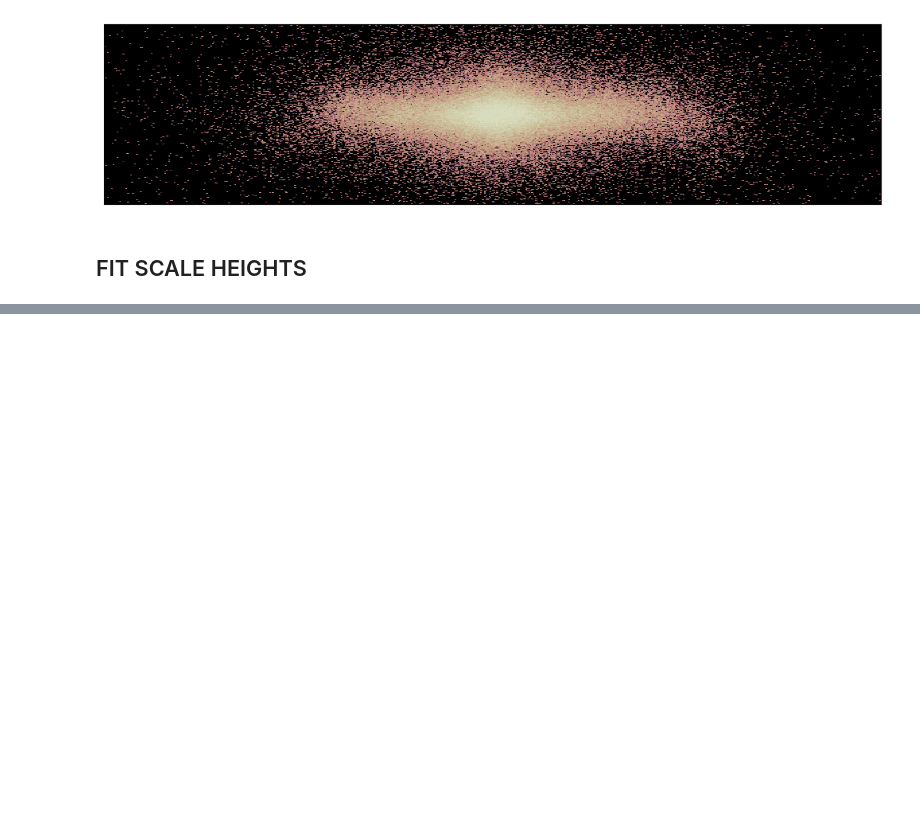
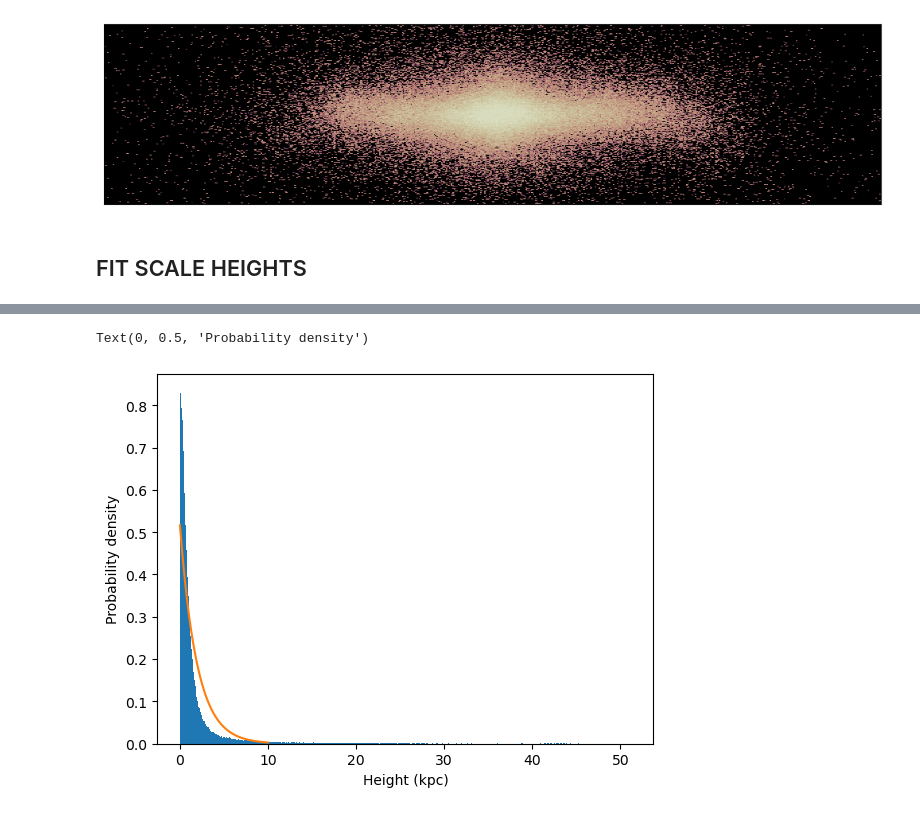
Before and after one commit to ChrisBoettner/skaro, a Jupyter notebook: notebooks/Galaxy_component_maps.ipynb, the cells around one changed output, grey strips where cells are left out. Drawn from its saved outputs; the diff is of its cells as text; code cells hidden in the pictures; blank space fills up the shorter version.

```diff
--- a/notebooks/Galaxy_component_maps.ipynb
+++ b/notebooks/Galaxy_component_maps.ipynb
@@ -175,0 +204,12 @@ halo       scale height: 7.64 kpc
+# %%
+plt.hist(heights, bins="fd", density=True)
+
+# Add expoential distribution with lengthscale mean(heights)
+x = np.linspace(0, 10, 100)
+y = 1 / np.mean(heights) * np.exp(-x / np.mean(heights))
+plt.plot(x, y, label="Exponential distribution")
+plt.xlabel("Height (kpc)")
+plt.ylabel("Probability density")
+# %% [output]
+Text(0, 0.5, 'Probability density')
+[figure, added]
```
Also changed, not shown: parts of 2 cells of this notebook.
